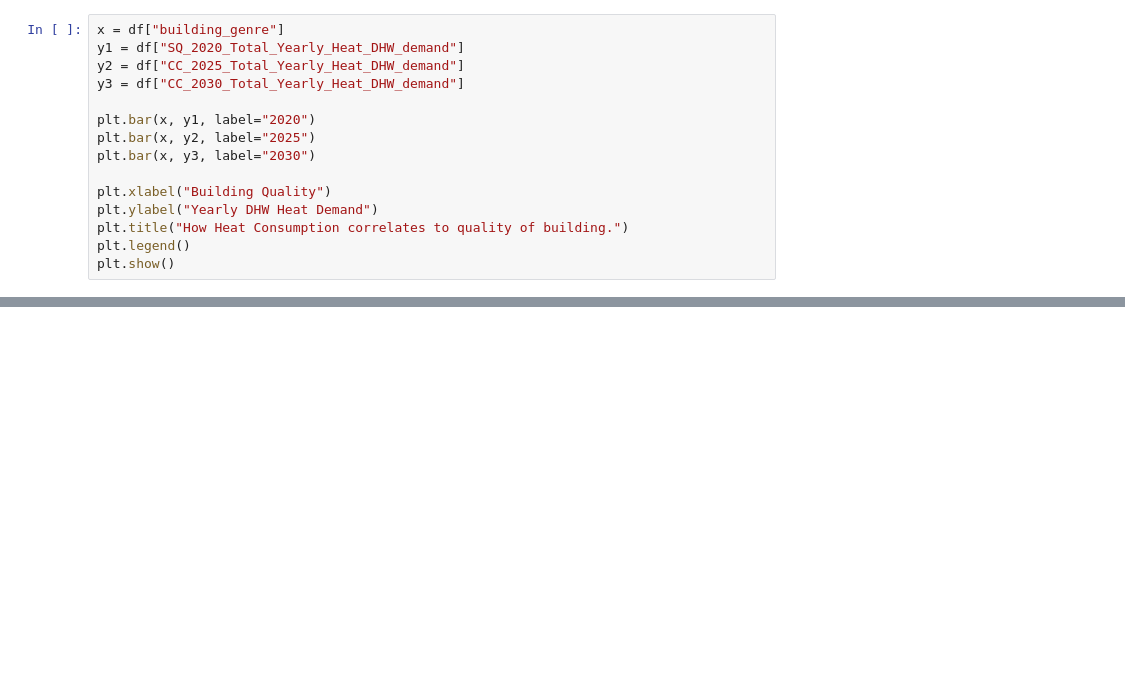
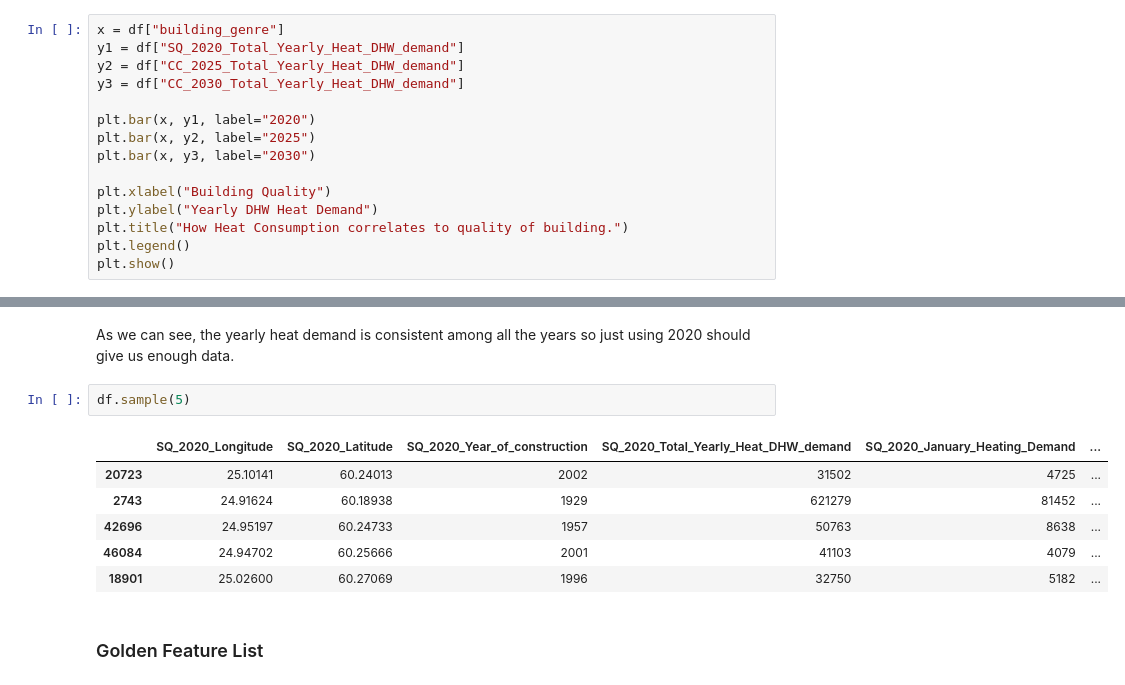
Before and after one commit to abj-paul/Data-Science, a Jupyter notebook: Building Price Dataset.ipynb, the cells around one changed output, grey strips where cells are left out. Drawn from its saved outputs; the diff is of its cells as text; blank space fills up the shorter version.

```diff
--- a/Building Price Dataset.ipynb
+++ b/Building Price Dataset.ipynb
@@ -438,0 +491,13 @@ Trimming and capping 'SQ_2020_Total_Yearly_Heat_DHW_demand'
+# %% [markdown]
+As we can see, the yearly heat demand is consistent among all the years so just using 2020 should give us enough data.
+# %%
+df.sample(5)
+# %% [output]
+|  | SQ_2020_Longitude | SQ_2020_Latitude | SQ_2020_Year_of_construction | SQ_2020_Total_Yearly_Heat_DHW_demand | SQ_2020_January_Heating_Demand | ... |
+| 20723 | 25.10141 | 60.24013 | 2002 | 31502 | 4725 | ... |
+| 2743 | 24.91624 | 60.18938 | 1929 | 621279 | 81452 | ... |
+| 42696 | 24.95197 | 60.24733 | 1957 | 50763 | 8638 | ... |
+| 46084 | 24.94702 | 60.25666 | 2001 | 41103 | 4079 | ... |
+| 18901 | 25.02600 | 60.27069 | 1996 | 32750 | 5182 | ... |
+# %% [markdown]
+### Golden Feature List
```
Also changed, not shown: parts of 45 cells of this notebook.
